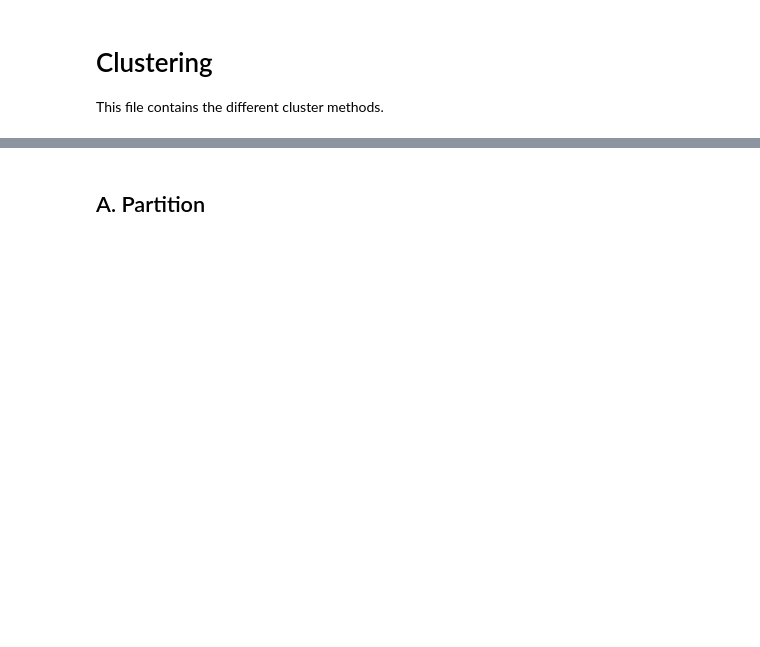
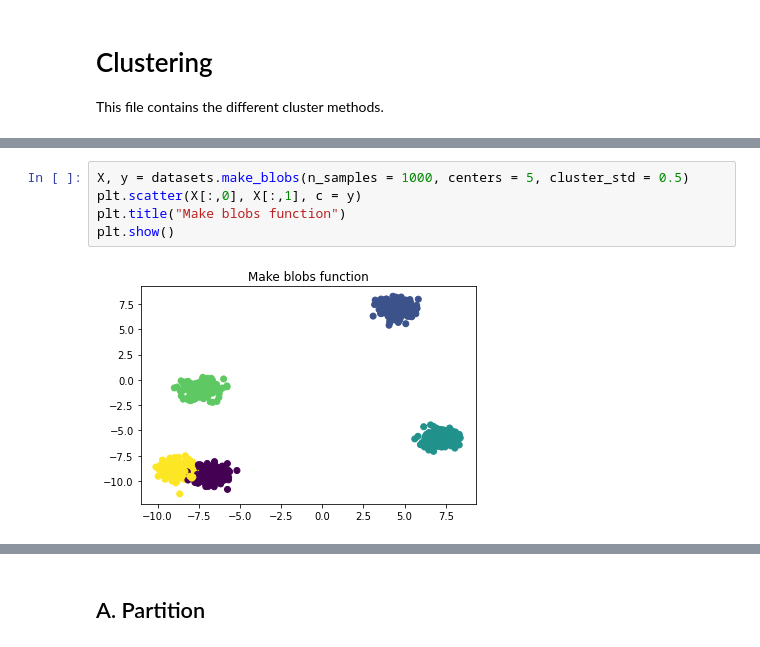
Before and after one commit to Estreuselito/Deus_ex_machina, a Jupyter notebook: Mini-Project/Clustering.ipynb, the cells around one changed output, grey strips where cells are left out. Saved outputs shown, nothing was run; the diff lists cells and outputs as text; blank space fills up the shorter version.

```diff
--- a/Mini-Project/Clustering.ipynb
+++ b/Mini-Project/Clustering.ipynb
@@ -4,0 +59,7 @@ This file contains the different cluster methods.
+# %%
+X, y = datasets.make_blobs(n_samples = 1000, centers = 5, cluster_std = 0.5)
+plt.scatter(X[:,0], X[:,1], c = y)
+plt.title("Make blobs function")
+plt.show()
+# %% [output]
+[figure, added]
```
Also changed, not shown: parts of 43 cells of this notebook, 1 other file.
